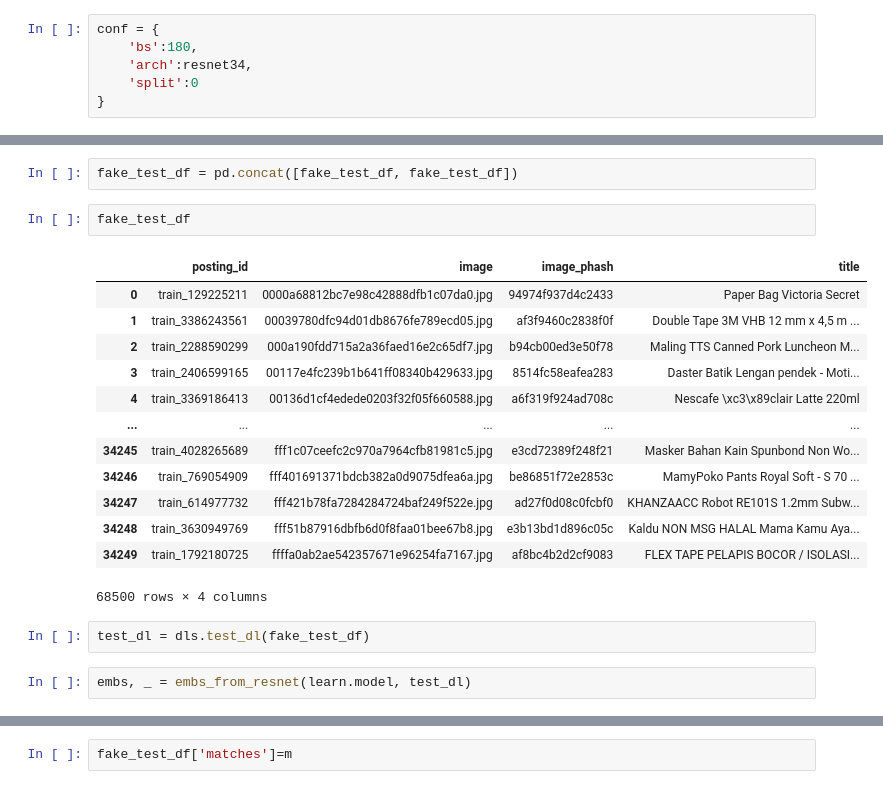
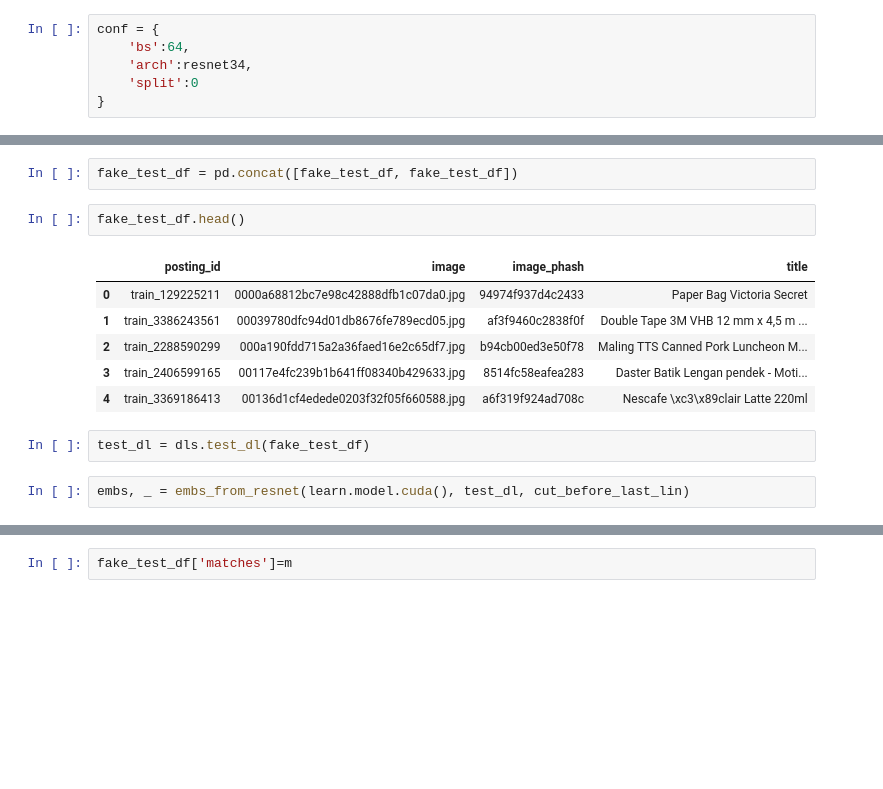
Before and after one commit to slawekslex/shopee, a Jupyter notebook: ImageOnly.ipynb, the cells around one changed output, grey strips where cells are left out. Cells and saved outputs as stored; diff of their text form; blank space fills up the shorter version.

```diff
--- a/ImageOnly.ipynb
+++ b/ImageOnly.ipynb
@@ -9,6 +17,6 @@ from tqdm.notebook import tqdm
 # %%
 conf = {
-    'bs':180,
+    'bs':64,
     'arch':resnet34,
     'split':0
 }
@@ -169,25 +363,18 @@ fake_test_df = train_df[['posting_id', 'image', 'image_phash', 'title']]
 # %%
 fake_test_df = pd.concat([fake_test_df, fake_test_df])
 # %%
-fake_test_df
+fake_test_df.head()
 # %% [output]
 |  | posting_id | image | image_phash | title |
 | 0 | train_129225211 | 0000a68812bc7e98c42888dfb1c07da0.jpg | 94974f937d4c2433 | Paper Bag Victoria Secret |
 | 1 | train_3386243561 | 00039780dfc94d01db8676fe789ecd05.jpg | af3f9460c2838f0f | Double Tape 3M VHB 12 mm x 4,5 m ... |
 | 2 | train_2288590299 | 000a190fdd715a2a36faed16e2c65df7.jpg | b94cb00ed3e50f78 | Maling TTS Canned Pork Luncheon M... |
 | 3 | train_2406599165 | 00117e4fc239b1b641ff08340b429633.jpg | 8514fc58eafea283 | Daster Batik Lengan pendek - Moti... |
 | 4 | train_3369186413 | 00136d1cf4edede0203f32f05f660588.jpg | a6f319f924ad708c | Nescafe \xc3\x89clair Latte 220ml |
-| ... | ... | ... | ... | ... |
-| 34245 | train_4028265689 | fff1c07ceefc2c970a7964cfb81981c5.jpg | e3cd72389f248f21 | Masker Bahan Kain Spunbond Non Wo... |
-| 34246 | train_769054909 | fff401691371bdcb382a0d9075dfea6a.jpg | be86851f72e2853c | MamyPoko Pants Royal Soft - S 70 ... |
-| 34247 | train_614977732 | fff421b78fa7284284724baf249f522e.jpg | ad27f0d08c0fcbf0 | KHANZAACC Robot RE101S 1.2mm Subw... |
-| 34248 | train_3630949769 | fff51b87916dbfb6d0f8faa01bee67b8.jpg | e3b13bd1d896c05c | Kaldu NON MSG HALAL Mama Kamu Aya... |
-| 34249 | train_1792180725 | ffffa0ab2ae542357671e96254fa7167.jpg | af8bc4b2d2cf9083 | FLEX TAPE PELAPIS BOCOR / ISOLASI... |
-68500 rows × 4 columns
 # %%
 test_dl = dls.test_dl(fake_test_df)
 # %%
-embs, _ = embs_from_resnet(learn.model, test_dl)
+embs, _ = embs_from_resnet(learn.model.cuda(), test_dl, cut_before_last_lin)
 # %%
 embs.shape
 # %% [output]
```
Also changed, not shown: parts of 66 cells of this notebook, 4 other files.
